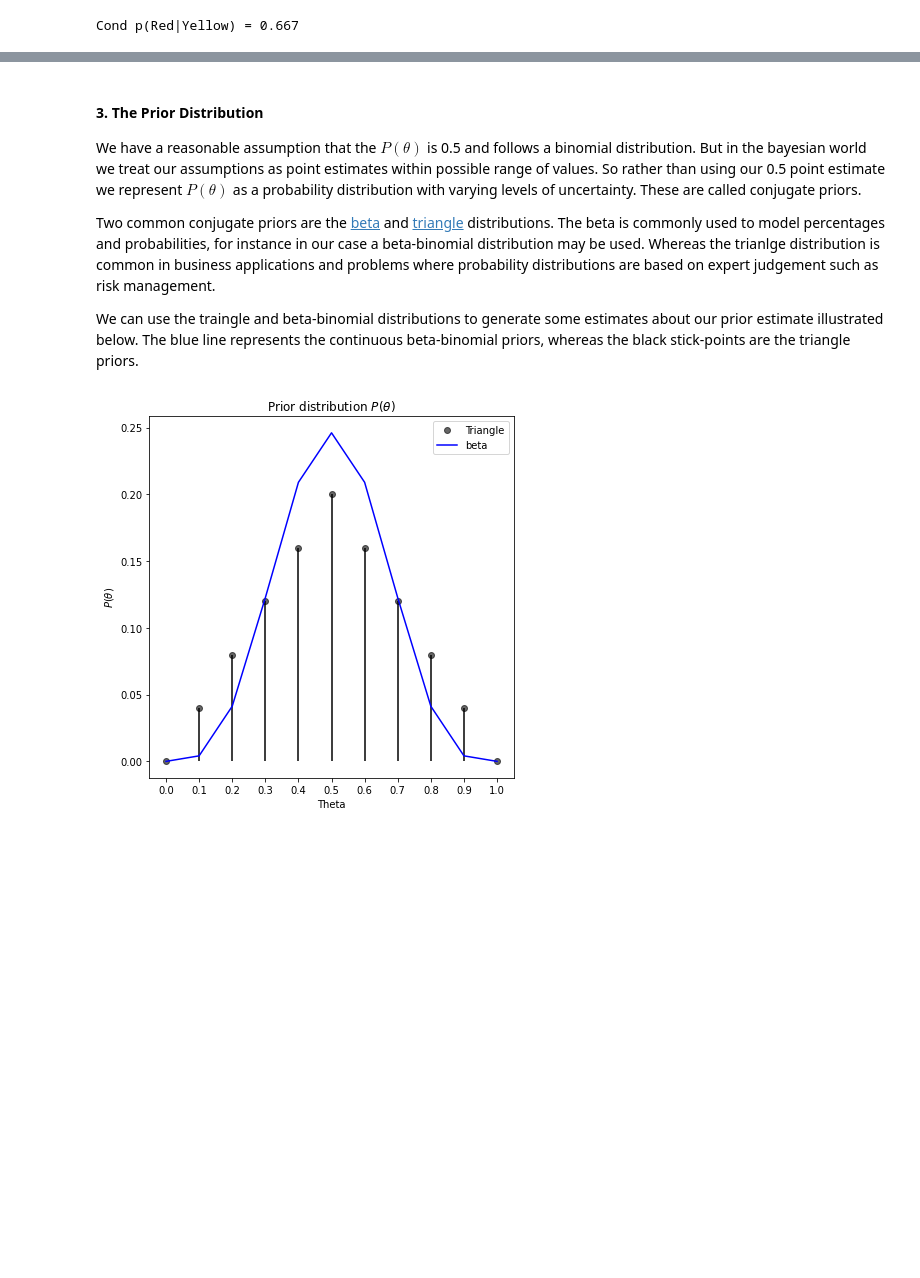
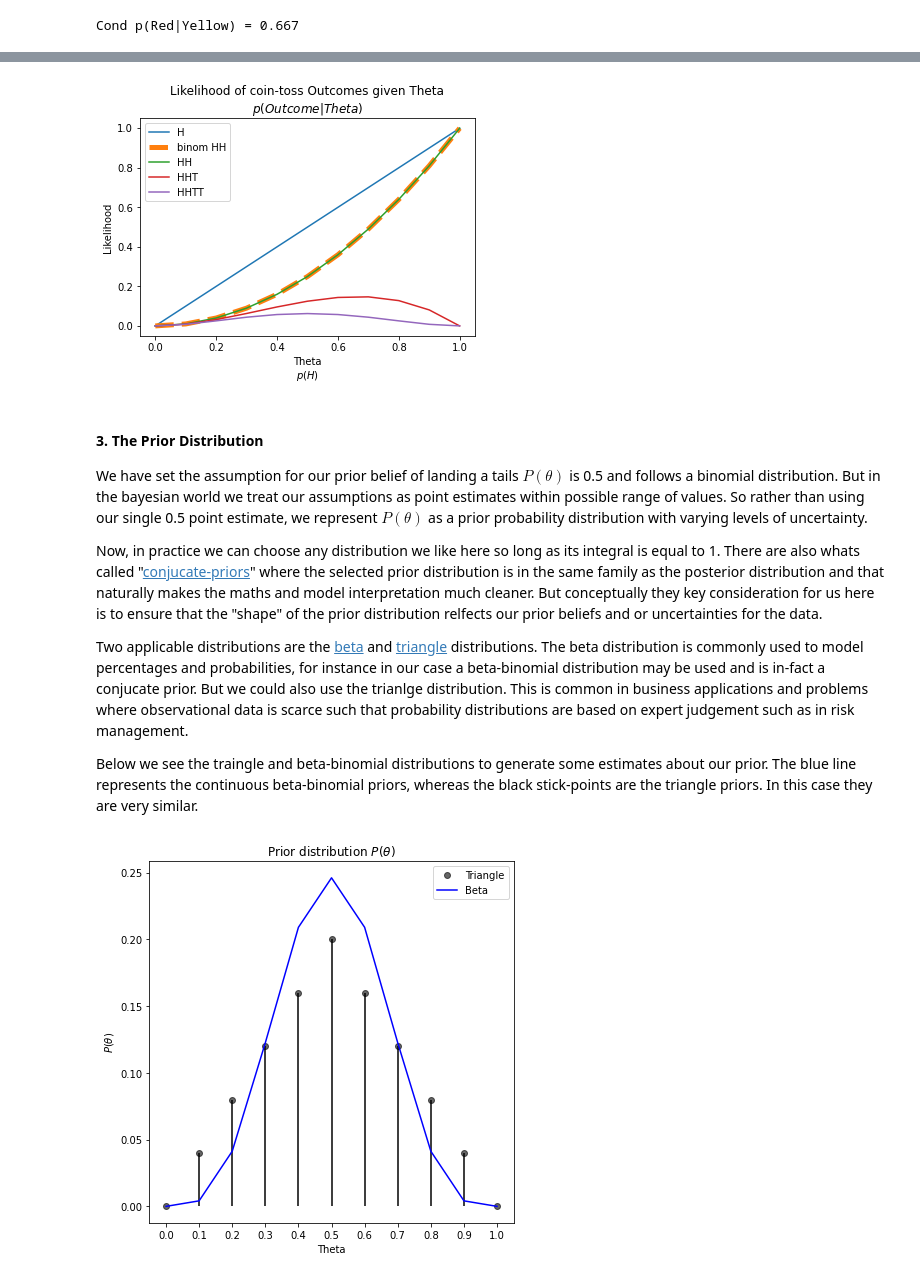
Before and after one commit to bpostance/learn_data_science, a Jupyter notebook: statistics/bayesian-inference/01.0.bayesian-inference-byhand-binomial-Py.ipynb, the cells around one changed output, grey strips where cells are left out. Drawn from its saved outputs; the diff is of its cells as text; code cells hidden in the pictures; blank space fills up the shorter version.

```diff
--- a/statistics/bayesian-inference/01.0.bayesian-inference-byhand-binomial-Py.ipynb
+++ b/statistics/bayesian-inference/01.0.bayesian-inference-byhand-binomial-Py.ipynb
@@ -98,10 +103,31 @@ $$P(θ|Data) = \frac {P(Data|θ)P(θ)}{P(Data)}$$
+# %%
+from scipy.stats import binom
+
+# likelihood function of coin-toss outcomes given theta
+X = np.arange(0,1.1,0.1) # thetas
+plt.title('Likelihood of coin-toss Outcomes given Theta\n$p(Outcome|Theta)$')
+
+plt.plot(X,[x for x in X],label='H') # likelihood p(H|x)
+plt.plot(X,[binom.pmf(2,2,x) for x in X],label='binom HH',lw=5,linestyle='--') # binomial HH
+plt.plot(X,[x**2 for x in X],label='HH') # likelihood p(HH|x)
+plt.plot(X,[(x**2)*(1-x)for x in X],label='HHT') # likelihood p(HHT|x)
+plt.plot(X,[(x**2)*(1-x)**2 for x in X],label='HHTT') # likelihood p(HHTT|x)
+
+plt.xlabel('Theta\n$p(H)$')
+plt.ylabel('Likelihood')
+plt.legend();
+# %% [output]
+[figure, added]
 # %% [markdown]
 #### 3. The Prior Distribution
-We have a reasonable assumption that the $P(θ)$ is 0.5 and follows a binomial distribution. But in the bayesian world we treat our assumptions as point estimates within possible range of values. So rather than using our 0.5 point estimate we represent $P(θ)$ as a probability distribution with varying levels of uncertainty. These are called conjugate priors.
 
-Two common conjugate priors are the [beta](https://en.wikipedia.org/wiki/Beta_distribution) and [triangle](https://en.wikipedia.org/wiki/Triangular_distribution) distributions. The beta is commonly used to model percentages and probabilities, for instance in our case a beta-binomial distribution may be used. Whereas the trianlge distribution is common in business applications and problems where probability distributions are based on expert judgement such as risk management.
+We have set the assumption for our prior belief of landing a tails $P(θ)$ is 0.5 and follows a binomial distribution. But in the bayesian world we treat our assumptions as point estimates within possible range of values. So rather than using our single 0.5 point estimate, we represent $P(θ)$ as a prior probability distribution with varying levels of uncertainty.
 
-We can use the traingle and beta-binomial distributions to generate some estimates about our prior estimate illustrated below. The blue line represents the continuous beta-binomial priors, whereas the black stick-points are the triangle priors.
+Now, in practice we can choose any distribution we like here so long as its integral is equal to 1. There are also whats called "[conjucate-priors](https://en.wikipedia.org/wiki/Conjugate_prior)" where the selected prior distribution is in the same family as the posterior distribution and that naturally makes the maths and model interpretation much cleaner. But conceptually they key consideration for us here is to ensure that the "shape" of the prior distribution relfects our prior beliefs and or uncertainties for the data.
+
+Two applicable distributions are the [beta](https://en.wikipedia.org/wiki/Beta_distribution) and [triangle](https://en.wikipedia.org/wiki/Triangular_distribution) distributions. The beta distribution is commonly used to model percentages and probabilities, for instance in our case a beta-binomial distribution may be used and is in-fact a conjucate prior. But we could also use the trianlge distribution. This is common in business applications and problems where observational data is scarce such that probability distributions are based on expert judgement such as in risk management.
+
+Below we see the traingle and beta-binomial distributions to generate some estimates about our prior. The blue line represents the continuous beta-binomial priors, whereas the black stick-points are the triangle priors. In this case they are very similar.
 # %%
 def plot_p(ax,df,X,y,title,xlab='Theta',ylab='$P(θ)$',label=None):
     """to plot data frames as point probability plots"""
```
Also changed, not shown: parts of 24 cells of this notebook.
